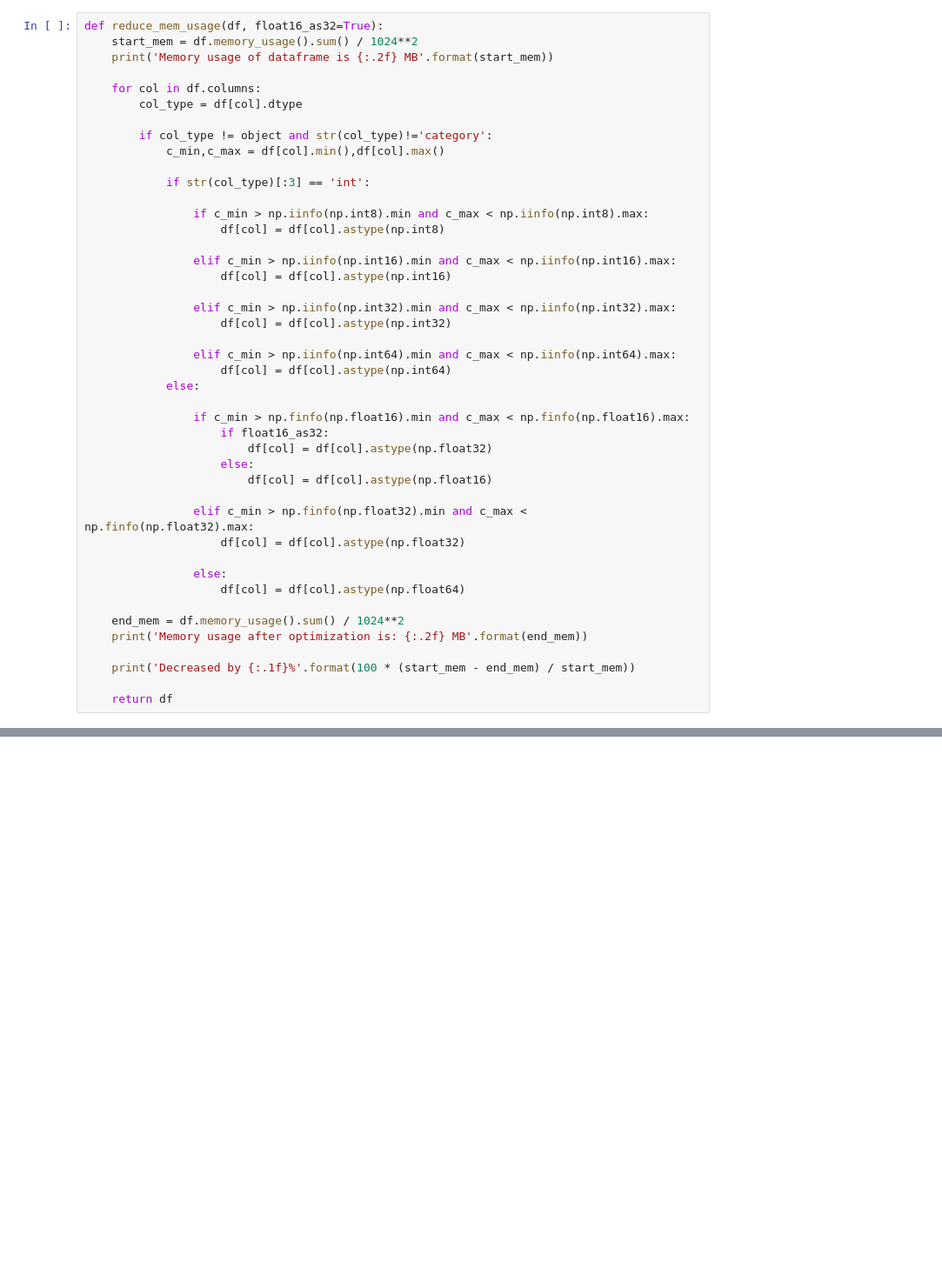
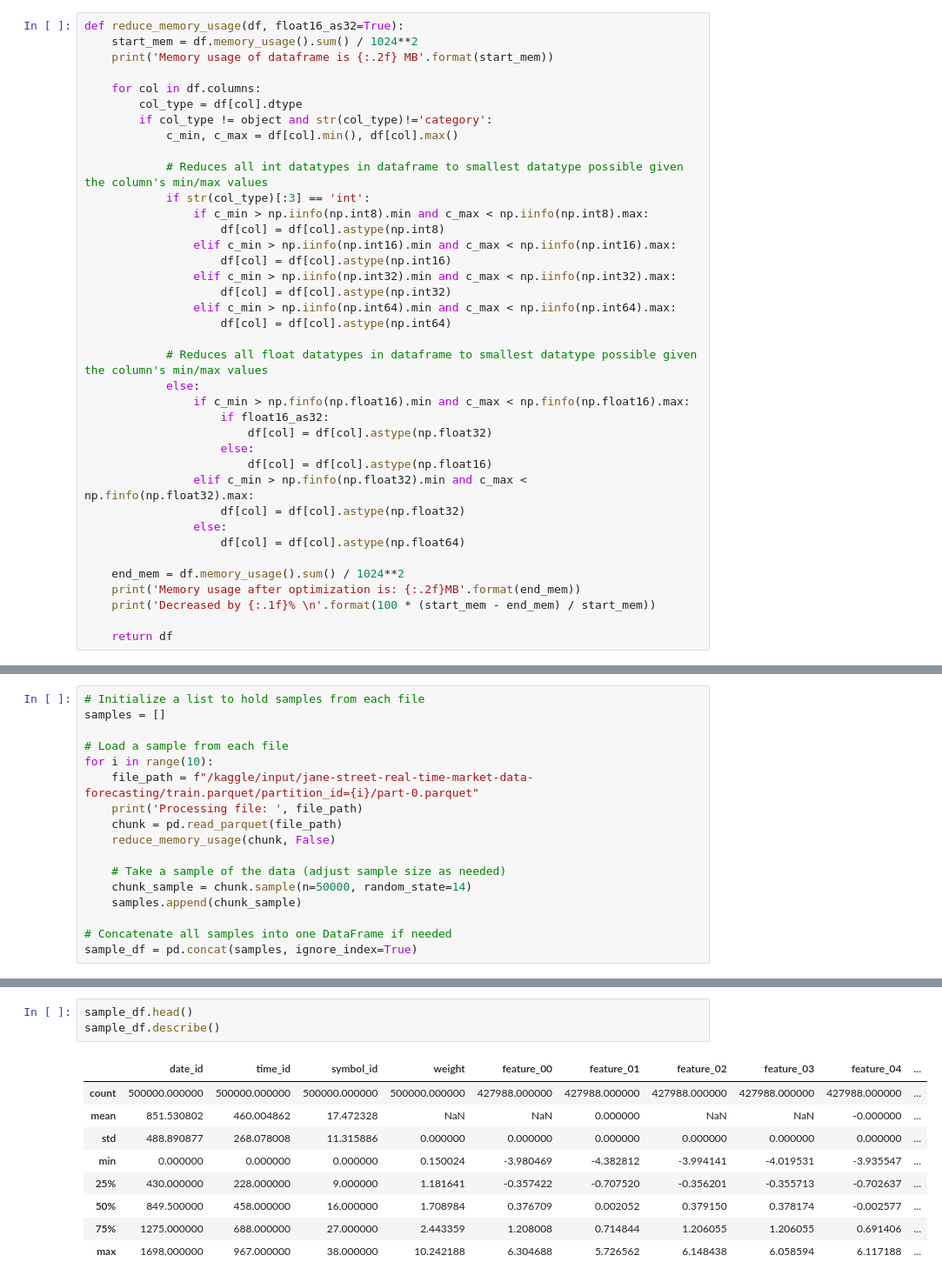
Before and after one commit to jakobtruong/jane-street-real-time-market-data-forecasting-2024, a Jupyter notebook: Jane_Street_RMF.ipynb, the cells around one changed output, grey strips where cells are left out. Shown at 87% size. Drawn from its saved outputs; the diff is of its cells as text; blank space fills up the shorter version.

Commit message:
Kaggle Notebook | Jane Street RMF | Model Training | Version 5

```diff
--- a/Jane_Street_RMF.ipynb
+++ b/Jane_Street_RMF.ipynb
@@ -32,44 +41,38 @@ for dirname, _, filenames in os.walk('/kaggle/input'):
 # %%
-def reduce_mem_usage(df, float16_as32=True):
+def reduce_memory_usage(df, float16_as32=True):
     start_mem = df.memory_usage().sum() / 1024**2
     print('Memory usage of dataframe is {:.2f} MB'.format(start_mem))
 
     for col in df.columns:
         col_type = df[col].dtype
+        if col_type != object and str(col_type)!='category':
+            c_min, c_max = df[col].min(), df[col].max()
 
-        if col_type != object and str(col_type)!='category':
-            c_min,c_max = df[col].min(),df[col].max()
-
+            # Reduces all int datatypes in dataframe to smallest datatype possible given the column's min/max values
             if str(col_type)[:3] == 'int':
-
                 if c_min > np.iinfo(np.int8).min and c_max < np.iinfo(np.int8).max:
                     df[col] = df[col].astype(np.int8)
-
                 elif c_min > np.iinfo(np.int16).min and c_max < np.iinfo(np.int16).max:
                     df[col] = df[col].astype(np.int16)
-
                 elif c_min > np.iinfo(np.int32).min and c_max < np.iinfo(np.int32).max:
                     df[col] = df[col].astype(np.int32)
-
                 elif c_min > np.iinfo(np.int64).min and c_max < np.iinfo(np.int64).max:
                     df[col] = df[col].astype(np.int64)
+
+            # Reduces all float datatypes in dataframe to smallest datatype possible given the column's min/max values
             else:
-
                 if c_min > np.finfo(np.float16).min and c_max < np.finfo(np.float16).max:
                     if float16_as32:
                         df[col] = df[col].astype(np.float32)
                     else:
                         df[col] = df[col].astype(np.float16)
-
                 elif c_min > np.finfo(np.float32).min and c_max < np.finfo(np.float32).max:
                     df[col] = df[col].astype(np.float32)
-
                 else:
                     df[col] = df[col].astype(np.float64)
 
     end_mem = df.memory_usage().sum() / 1024**2
-    print('Memory usage after optimization is: {:.2f} MB'.format(end_mem))
-
-    print('Decreased by {:.1f}%'.format(100 * (start_mem - end_mem) / start_mem))
+    print('Memory usage after optimization is: {:.2f}MB'.format(end_mem))
+    print('Decreased by {:.1f}% \n'.format(100 * (start_mem - end_mem) / start_mem))
 
     return df
@@ -297,0 +79,17 @@ def predict(test: pl.DataFrame, lags: pl.DataFrame | None) -> pl.DataFrame | pd.
+# %%
+# Initialize a list to hold samples from each file
+samples = []
+
+# Load a sample from each file
+for i in range(10):
+    file_path = f"/kaggle/input/jane-street-real-time-market-data-forecasting/train.parquet/partition_id={i}/part-0.parquet"
+    print('Processing file: ', file_path)
+    chunk = pd.read_parquet(file_path)
+    reduce_memory_usage(chunk, False)
+
+    # Take a sample of the data (adjust sample size as needed)
+    chunk_sample = chunk.sample(n=50000, random_state=14)
+    samples.append(chunk_sample)
+
+# Concatenate all samples into one DataFrame if needed
+sample_df = pd.concat(samples, ignore_index=True)
@@ -297,0 +114,13 @@ def predict(test: pl.DataFrame, lags: pl.DataFrame | None) -> pl.DataFrame | pd.
+# %%
+sample_df.head()
+sample_df.describe()
+# %% [output]
+|  | date_id | time_id | symbol_id | weight | feature_00 | feature_01 | feature_02 | feature_03 | feature_04 | ... |
+| count | 500000.000000 | 500000.000000 | 500000.000000 | 500000.000000 | 427988.000000 | 427988.000000 | 427988.000000 | 427988.000000 | 427988.000000 | ... |
+| mean | 851.530802 | 460.004862 | 17.472328 | NaN | NaN | 0.000000 | NaN | NaN | -0.000000 | ... |
+| std | 488.890877 | 268.078008 | 11.315886 | 0.000000 | 0.000000 | 0.000000 | 0.000000 | 0.000000 | 0.000000 | ... |
+| min | 0.000000 | 0.000000 | 0.000000 | 0.150024 | -3.980469 | -4.382812 | -3.994141 | -4.019531 | -3.935547 | ... |
+| 25% | 430.000000 | 228.000000 | 9.000000 | 1.181641 | -0.357422 | -0.707520 | -0.356201 | -0.355713 | -0.702637 | ... |
+| 50% | 849.500000 | 458.000000 | 16.000000 | 1.708984 | 0.376709 | 0.002052 | 0.379150 | 0.378174 | -0.002577 | ... |
+| 75% | 1275.000000 | 688.000000 | 27.000000 | 2.443359 | 1.208008 | 0.714844 | 1.206055 | 1.206055 | 0.691406 | ... |
+| max | 1698.000000 | 967.000000 | 38.000000 | 10.242188 | 6.304688 | 5.726562 | 6.148438 | 6.058594 | 6.117188 | ... |
```
Also changed, not shown: parts of 33 cells of this notebook.
